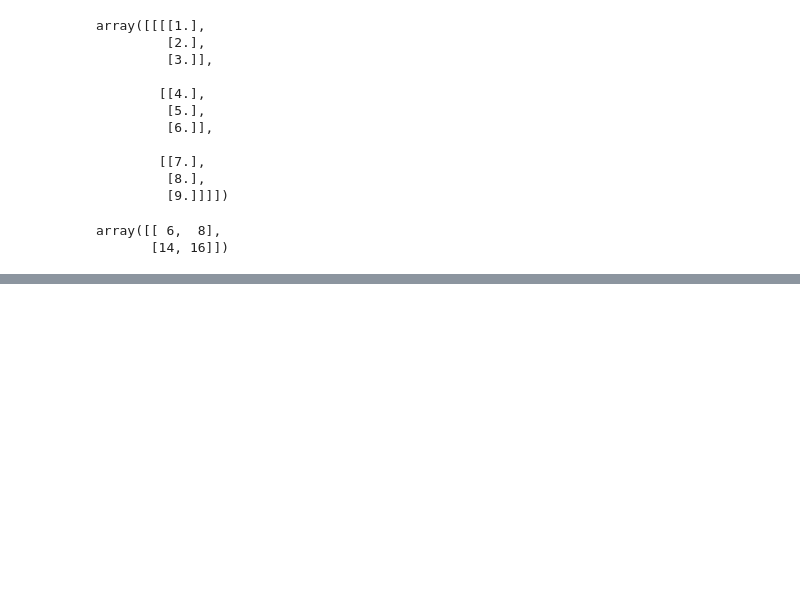
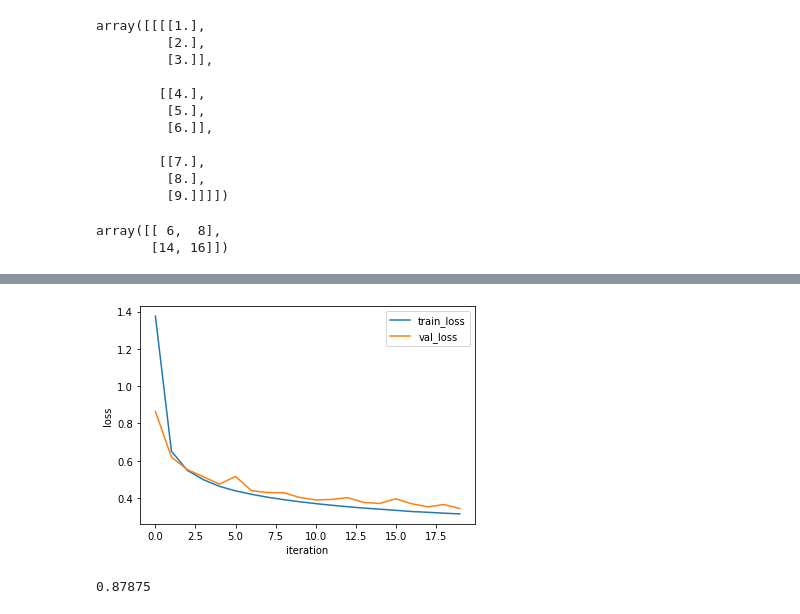
Before and after one commit to kgg6008/TIL, a Jupyter notebook: Introduction to deep learning to learn while coding honestly/convolution neural network.ipynb, the cells around one changed output, grey strips where cells are left out. Saved outputs shown, nothing was run; the diff lists cells and outputs as text; code cells hidden in the pictures; blank space fills up the shorter version.

```diff
--- a/Introduction to deep learning to learn while coding honestly/convolution neural network.ipynb
+++ b/Introduction to deep learning to learn while coding honestly/convolution neural network.ipynb
@@ -106,0 +245,3 @@ array([[ 6,  8],
+# %%
+x_train = x_train.reshape(-1, 28, 28, 1)
+x_val = x_val.reshape(-1, 28, 28, 1)
@@ -106,0 +252,7 @@ array([[ 6,  8],
+# %%
+x_train = x_train / 255
+x_val = x_val/255
+# %%
+cn = ConvolutionNeuralNetwork(n_kernels=10, units=100, batch_size=128, learning_rate=.01)
+# %%
+cn.fit(x_train, y_train_encoded, x_val=x_val, y_val=y_val_encoded, epochs=20)
@@ -106,0 +280,15 @@ array([[ 6,  8],
+# %%
+%matplotlib inline
+import matplotlib.pyplot as plt
+plt.plot(cn.losses)
+plt.plot(cn.val_losses)
+plt.ylabel('loss')
+plt.xlabel('iteration')
+plt.legend(['train_loss', 'val_loss'])
+plt.show()
+# %% [output]
+[figure, added]
+# %%
+cn.score(x_val, y_val_encoded)
+# %% [output]
+0.87875
```
Also changed, not shown: parts of 38 cells of this notebook, 1 other file.
